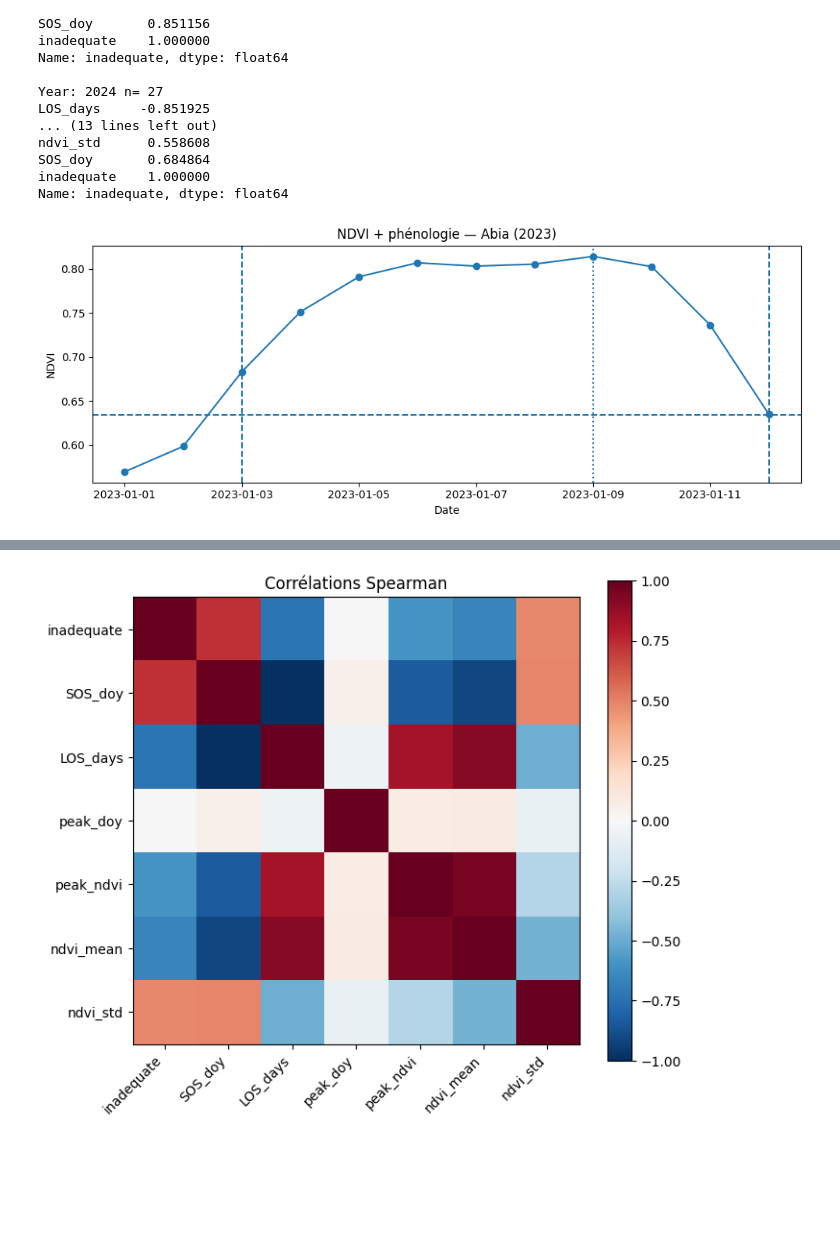
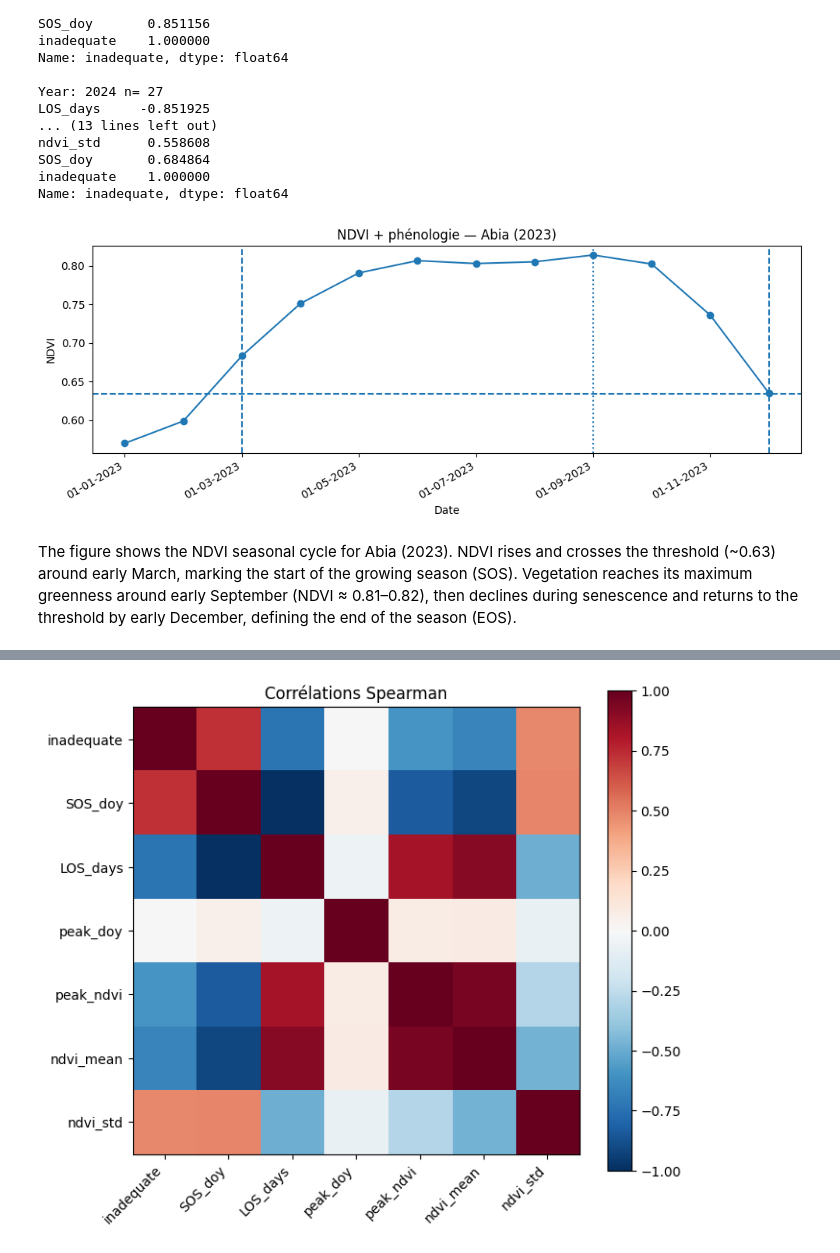
Before and after one commit to tnourlyn/Projet-de-Statapp---WFP-, a Jupyter notebook: Untitled-1.ipynb, the cells around one changed output, grey strips where cells are left out. Drawn from its saved outputs; the diff is of its cells as text; code cells hidden in the pictures; blank space fills up the shorter version.

```diff
--- a/Untitled-1.ipynb
+++ b/Untitled-1.ipynb
@@ -218,27 +157,35 @@ inadequate    1.000000
 Name: inadequate, dtype: float64
 # %%
 import matplotlib.pyplot as plt
+import matplotlib.dates as mdates
 
 # Choisis une région et une année à afficher
 region = pheno["NAME_1"].iloc[0]
 year = int(pheno.loc[pheno["NAME_1"]==region, "year"].iloc[0])
 
 g = df[(df["NAME_1"]==region) & (df["year"]==year)].sort_values("time")
 p = pheno[(pheno["NAME_1"]==region) & (pheno["year"]==year)].iloc[0]
 
 plt.figure(figsize=(10,4))
 plt.plot(g["time"], g["ndvi"], marker="o")
 plt.axvline(p["SOS_date"], linestyle="--")
 plt.axvline(p["EOS_date"], linestyle="--")
 plt.axvline(p["peak_date"], linestyle=":")
 plt.axhline(p["threshold_T"], linestyle="--")
+
+ax = plt.gca()
+ax.xaxis.set_major_formatter(mdates.DateFormatter('%m-%d-%Y'))
+plt.gcf().autofmt_xdate()
+
 plt.title(f"NDVI + phénologie — {region} ({year})")
 plt.xlabel("Date")
 plt.ylabel("NDVI")
 plt.tight_layout()
 plt.show()
 # %% [output]
-[figure, old version]
+[figure, new version]
+# %% [markdown]
+The figure shows the NDVI seasonal cycle for Abia (2023). NDVI rises and crosses the threshold (~0.63) around early March, marking the start of the growing season (SOS). Vegetation reaches its maximum greenness around early September (NDVI ≈ 0.81–0.82), then declines during senescence and returns to the threshold by early December, defining the end of the season (EOS).
 # %%
 plt.figure(figsize=(6,5))
 plt.scatter(analysis["LOS_days"], analysis["inadequate"])
```
Also changed, not shown: parts of 12 cells of this notebook.
